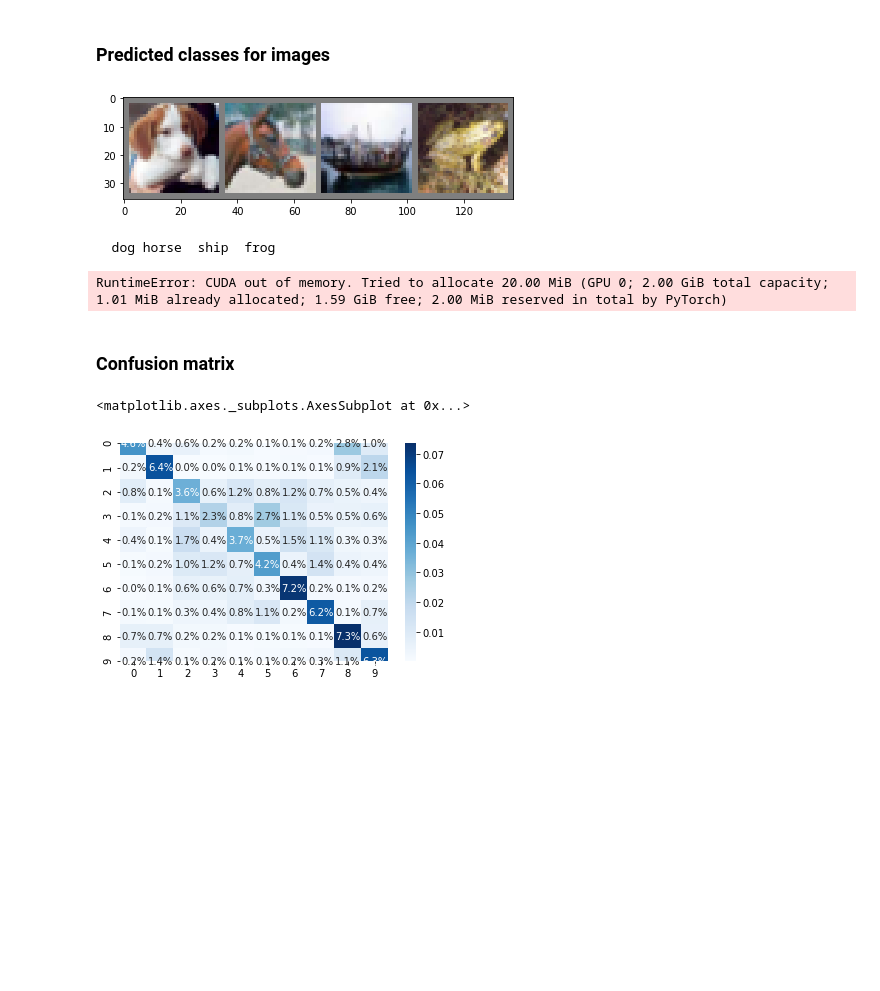
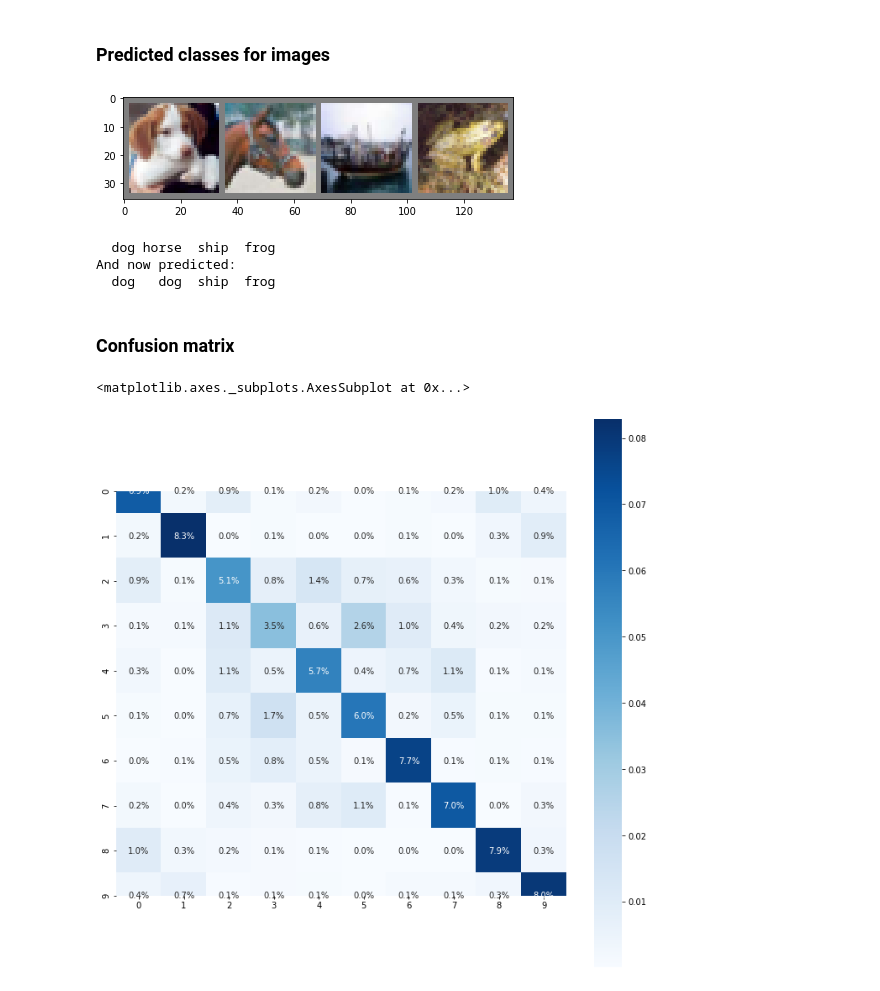
Before and after one commit to TimofeyKruk/ImageClassifierCIFAR10, a Jupyter notebook: Training&Analyzing.ipynb, the cells around one changed output. Saved outputs shown, nothing was run; the diff lists cells and outputs as text; code cells hidden in the pictures; blank space fills up the shorter version.

```diff
--- a/Training&Analyzing.ipynb
+++ b/Training&Analyzing.ipynb
@@ -44,7 +44,7 @@ test_batch=test_iter.next()
 show_image(test_batch)
 inputs, labels = test_batch
 
-my_model=model.load_model("./SavedModel3")
+my_model=model.load_model("./SavedModel5")
 
 predictions=my_model(inputs)
 _, argmax_predictions = torch.max(predictions.data, 1)
@@ -54,22 +54,26 @@ print(' '.join('%5s' % classes_names[argmax_predictions[j]] for j in range(4)))
 # %% [output]
 [figure]
   dog horse  ship  frog
+And now predicted:
+  dog   dog  ship  frog
-RuntimeError: CUDA out of memory. Tried to allocate 20.00 MiB (GPU 0; 2.00 GiB total capacity; 1.01 MiB already allocated; 1.59 GiB free; 2.00 MiB reserved in total by PyTorch)
 # %% [markdown]
 ### Confusion matrix
 # %%
 from sklearn import metrics
 import seaborn
+import matplotlib.pyplot as plt
 
 labels_l=np.loadtxt("LabelsTest2.csv",delimiter=',')
 predictions_l=np.loadtxt("PredictionsTest2.csv",delimiter=',')
 
 conf_matrix=metrics.confusion_matrix(labels_l,predictions_l)
 
+plt.figure(figsize=(12,12))
 seaborn.heatmap(conf_matrix/np.sum(conf_matrix),
                 annot=True,
                 fmt=".1%",
+                square=True,
                 cmap="Blues")
 # %% [output]
 <matplotlib.axes._subplots.AxesSubplot at 0x...>
-[figure, old version]
+[figure, new version]
```
Also changed, not shown: parts of 1 cell of this notebook, 18 other files.
